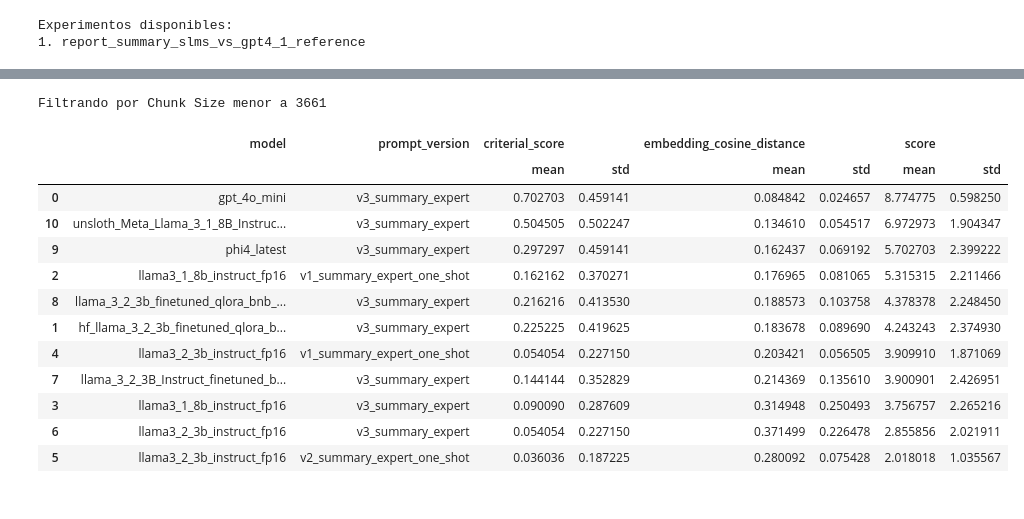
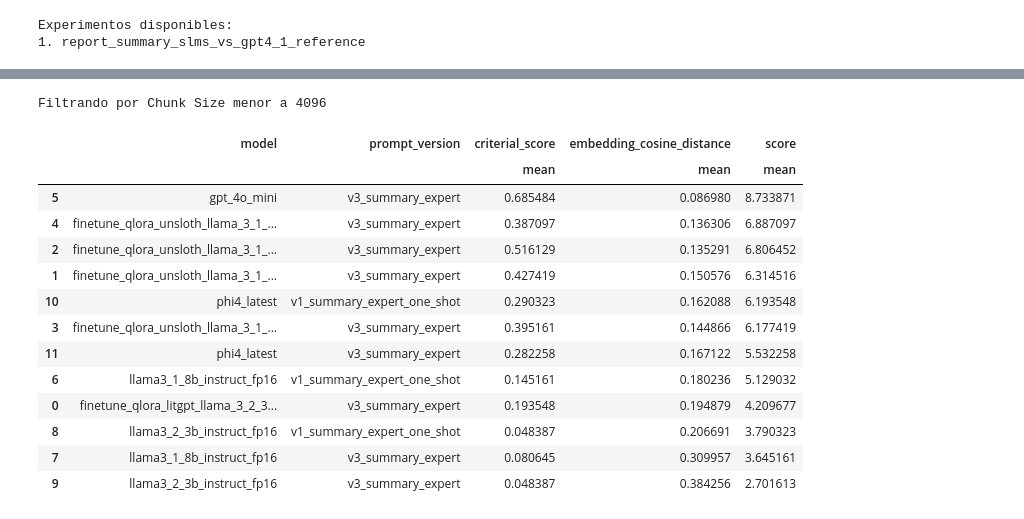
Before and after one commit to AndresR2909/poc-summary, a Jupyter notebook: notebooks/test_mlflow.ipynb, the cells around one changed output, grey strips where cells are left out. Cells and saved outputs as stored; diff of their text form; code cells hidden in the pictures.

```diff
--- a/notebooks/test_mlflow.ipynb
+++ b/notebooks/test_mlflow.ipynb
@@ -68,0 +84,25 @@ Se encontraron 2436 ejecuciones registradas.
+# %%
+sel_models = [
+ 'unsloth_Meta_Llama_3_1_8B_Instruct_bnb_4bit_gguf2_Q4_k_m',
+ 'phi4_latest',
+ 'unsloth_Meta_Llama_3_1_8B_Instruct_bnb_4bit_gguf3_Q4_k_m',
+ 'unsloth_Meta_Llama_3_1_8B_Instruct_bnb_4bit_gguf3_Q8_0',
+ 'unsloth_Meta_Llama_3_1_8B_Instruct_bnb_4bit_gguf2_Q8_0',
+ 'llama3_1_8b_instruct_fp16',
+ 'llama3_2_3b_instruct_fp16',
+ 'gpt_4o_mini',
+ 'llama_3_2_3b_finetuned_qlora_bnb_nf42_gguf_q8_0_latest']
+# %%
+df_sel = df[df['model'].isin(sel_models)]
+# %%
+# Diccionario de reemplazo de nombres de modelos
+model_name_map = {
+ 'unsloth_Meta_Llama_3_1_8B_Instruct_bnb_4bit_gguf2_Q4_k_m':'finetune_qlora_unsloth_llama_3_1_8B_Instruct_bnb_4bit_v2_Q4_k_m',
+ 'unsloth_Meta_Llama_3_1_8B_Instruct_bnb_4bit_gguf3_Q4_k_m':'finetune_qlora_unsloth_llama_3_1_8B_Instruct_bnb_4bit_v3_Q4_k_m',
+ 'unsloth_Meta_Llama_3_1_8B_Instruct_bnb_4bit_gguf3_Q8_0':'finetune_qlora_unsloth_llama_3_1_8B_Instruct_bnb_4bit_v3_Q8_0',
+ 'unsloth_Meta_Llama_3_1_8B_Instruct_bnb_4bit_gguf2_Q8_0':'finetune_qlora_unsloth_llama_3_1_8B_Instruct_bnb_4bit_v2_Q8_0',
+ 'llama_3_2_3b_finetuned_qlora_bnb_nf42_gguf_q8_0_latest': 'finetune_qlora_litgpt_llama_3_2_3b_bnb_nf4_v2_q8_0',
+}
+
+# Reemplazar en la columna 'model' de df_sel
+df_sel['model'] = df_sel['model'].replace(model_name_map)
@@ -115,6 +143,6 @@ df_test["slm_tokens"] = df_test["text"].apply(lambda x: len(tokenizer.encode(x))
 sel_columns =['video_id', 'channel_name','slm_tokens']
 df_test_filter = df_test[sel_columns]
 # %%
-df_joined = pd.merge(df, df_test_filter, on=["channel_name", "video_id"], how="inner", suffixes=('', '_test'))
+df_joined = pd.merge(df_sel, df_test_filter, on=["channel_name", "video_id"], how="inner", suffixes=('', '_test'))
 df_joined['slm_tokens'].describe()
 # %% [output]
@@ -161,32 +190,34 @@ with pd.option_context('display.max_rows', None, 'display.max_columns', None, 'd
 # %%
-contex = 3661 # 50% de text block_size=8192 or max_seq_length: 4096
+context = 4096 # block_size=8192 or max_seq_length: 4096
 # Filtrar y agrupar dataset por Chunk Size y Prompt, sacar promedio del resto de columnas
 # Agrupar por 'model' y 'prompt_version' y calcular estadísticas agregadas
-print(f"Filtrando por Chunk Size menor a {contex}")
+print(f"Filtrando por Chunk Size menor a {context}")
 df_grouped_1 = (
-    df_joined[df_joined["slm_tokens"]<=contex].drop(columns=["video_id", "channel_name","slm_tokens"])
+    df_joined[df_joined["slm_tokens"]<=context].drop(columns=["video_id", "channel_name","slm_tokens"])
     .groupby(["model", "prompt_version"])
     #.agg(['mean','median','std','min','max'])
-    .agg(['mean','std'])
+    .agg(['mean'])
     .reset_index()
 )
 df_grouped_1 = df_grouped_1.sort_values(('score', 'mean'), ascending=False)
+df_grouped_1.to_csv(f"data/results/results_{context}.csv")
 # Para mostrar el contenido completo del DataFrame sin truncar columnas o filas
 with pd.option_context('display.max_rows', None, 'display.max_columns', None, 'display.width', None, 'display.max_colwidth', None):
     display(df_grouped_1)
 # %% [output]
-Filtrando por Chunk Size menor a 3661
+Filtrando por Chunk Size menor a 4096
-|  | model | prompt_version | criterial_score |  | embedding_cosine_distance |  | score |  |
-|  |  |  | mean | std | mean | std | mean | std |
-| 0 | gpt_4o_mini | v3_summary_expert | 0.702703 | 0.459141 | 0.084842 | 0.024657 | 8.774775 | 0.598250 |
-| 10 | unsloth_Meta_Llama_3_1_8B_Instruc... | v3_summary_expert | 0.504505 | 0.502247 | 0.134610 | 0.054517 | 6.972973 | 1.904347 |
-| 9 | phi4_latest | v3_summary_expert | 0.297297 | 0.459141 | 0.162437 | 0.069192 | 5.702703 | 2.399222 |
-| 2 | llama3_1_8b_instruct_fp16 | v1_summary_expert_one_shot | 0.162162 | 0.370271 | 0.176965 | 0.081065 | 5.315315 | 2.211466 |
-| 8 | llama_3_2_3b_finetuned_qlora_bnb_... | v3_summary_expert | 0.216216 | 0.413530 | 0.188573 | 0.103758 | 4.378378 | 2.248450 |
-| 1 | hf_llama_3_2_3b_finetuned_qlora_b... | v3_summary_expert | 0.225225 | 0.419625 | 0.183678 | 0.089690 | 4.243243 | 2.374930 |
-| 4 | llama3_2_3b_instruct_fp16 | v1_summary_expert_one_shot | 0.054054 | 0.227150 | 0.203421 | 0.056505 | 3.909910 | 1.871069 |
-| 7 | llama_3_2_3B_Instruct_finetuned_b... | v3_summary_expert | 0.144144 | 0.352829 | 0.214369 | 0.135610 | 3.900901 | 2.426951 |
-| 3 | llama3_1_8b_instruct_fp16 | v3_summary_expert | 0.090090 | 0.287609 | 0.314948 | 0.250493 | 3.756757 | 2.265216 |
-| 6 | llama3_2_3b_instruct_fp16 | v3_summary_expert | 0.054054 | 0.227150 | 0.371499 | 0.226478 | 2.855856 | 2.021911 |
-| 5 | llama3_2_3b_instruct_fp16 | v2_summary_expert_one_shot | 0.036036 | 0.187225 | 0.280092 | 0.075428 | 2.018018 | 1.035567 |
+|  | model | prompt_version | criterial_score | embedding_cosine_distance | score |
+|  |  |  | mean | mean | mean |
+| 5 | gpt_4o_mini | v3_summary_expert | 0.685484 | 0.086980 | 8.733871 |
+| 4 | finetune_qlora_unsloth_llama_3_1_... | v3_summary_expert | 0.387097 | 0.136306 | 6.887097 |
+| 2 | finetune_qlora_unsloth_llama_3_1_... | v3_summary_expert | 0.516129 | 0.135291 | 6.806452 |
+| 1 | finetune_qlora_unsloth_llama_3_1_... | v3_summary_expert | 0.427419 | 0.150576 | 6.314516 |
+| 10 | phi4_latest | v1_summary_expert_one_shot | 0.290323 | 0.162088 | 6.193548 |
+| 3 | finetune_qlora_unsloth_llama_3_1_... | v3_summary_expert | 0.395161 | 0.144866 | 6.177419 |
+| 11 | phi4_latest | v3_summary_expert | 0.282258 | 0.167122 | 5.532258 |
+| 6 | llama3_1_8b_instruct_fp16 | v1_summary_expert_one_shot | 0.145161 | 0.180236 | 5.129032 |
+| 0 | finetune_qlora_litgpt_llama_3_2_3... | v3_summary_expert | 0.193548 | 0.194879 | 4.209677 |
+| 8 | llama3_2_3b_instruct_fp16 | v1_summary_expert_one_shot | 0.048387 | 0.206691 | 3.790323 |
+| 7 | llama3_1_8b_instruct_fp16 | v3_summary_expert | 0.080645 | 0.309957 | 3.645161 |
+| 9 | llama3_2_3b_instruct_fp16 | v3_summary_expert | 0.048387 | 0.384256 | 2.701613 |
 # %%
```
Also changed, not shown: parts of 12 cells of this notebook.
